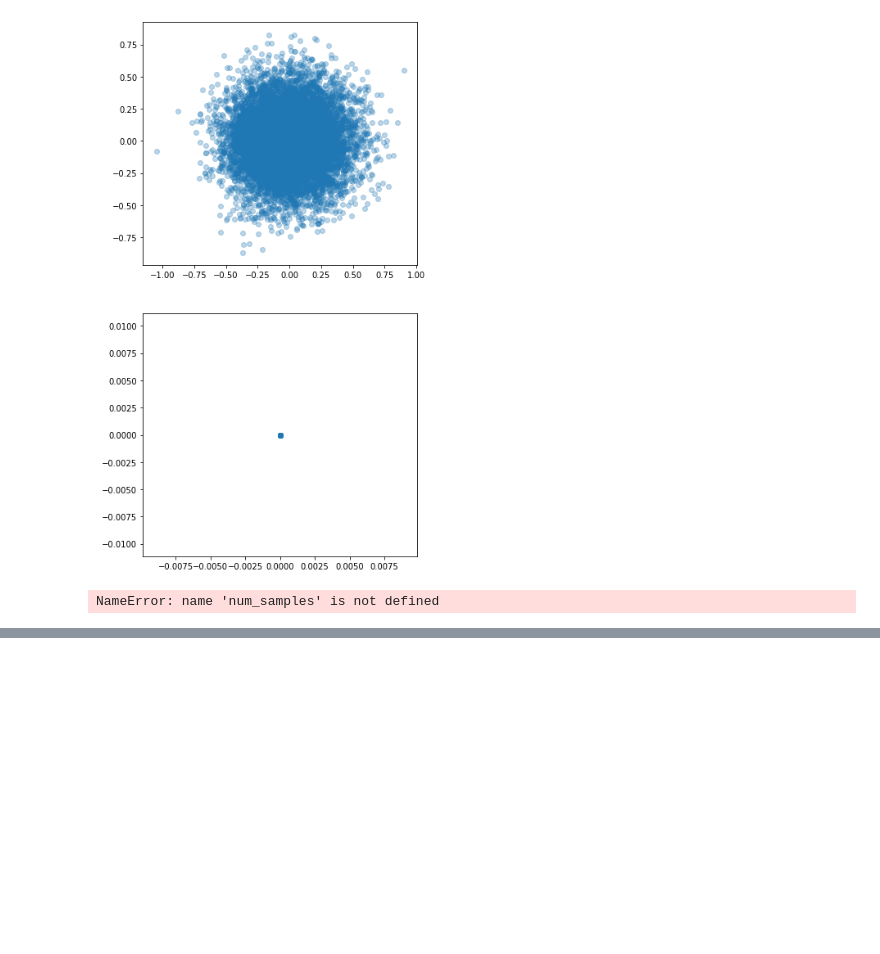
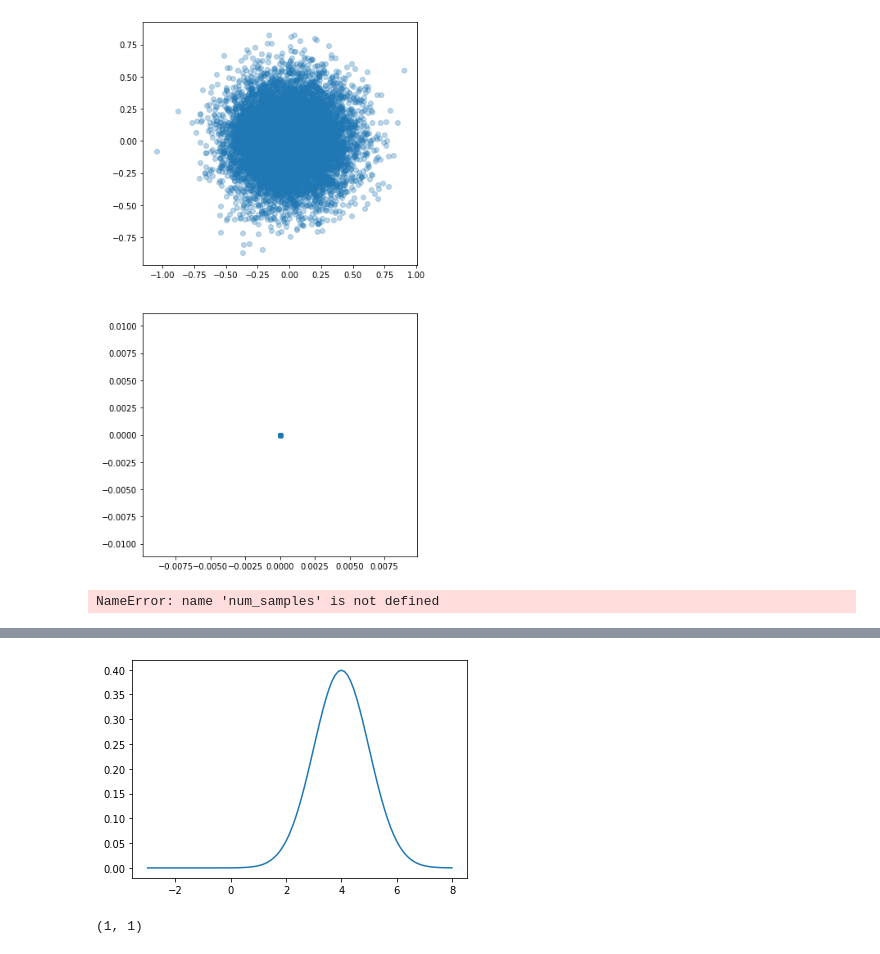
Before and after one commit to suton5/vi-normflows, a Jupyter notebook: notebooks/2_basic_optimization/1_basic_optimization.ipynb, the cells around one changed output, grey strips where cells are left out. Saved outputs shown, nothing was run; the diff lists cells and outputs as text; code cells hidden in the pictures; blank space fills up the shorter version.

```diff
--- a/notebooks/2_basic_optimization/1_basic_optimization.ipynb
+++ b/notebooks/2_basic_optimization/1_basic_optimization.ipynb
@@ -72,0 +93,12 @@ NameError: name 'num_samples' is not defined
+# %%
+mu = np.array([[4]])
+sigma_diag = np.array([[1]])
+yy = distributions.mvn(xx, mu, sigma_diag)
+plt.plot(xx, yy)
+plt.show()
+# %% [output]
+[figure, added]
+# %%
+yy.shape
+# %% [output]
+(1, 1)
```
Also changed, not shown: parts of 3 cells of this notebook, 2 other files.
